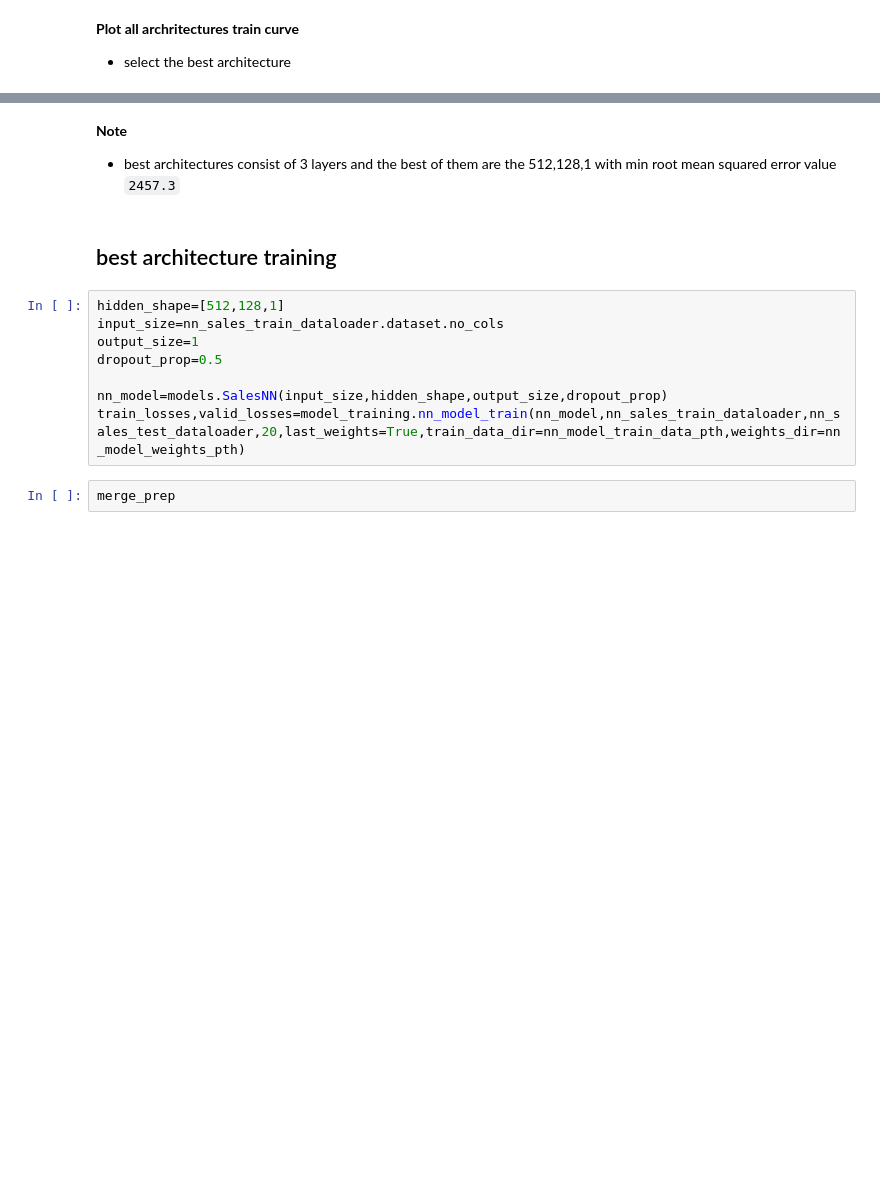
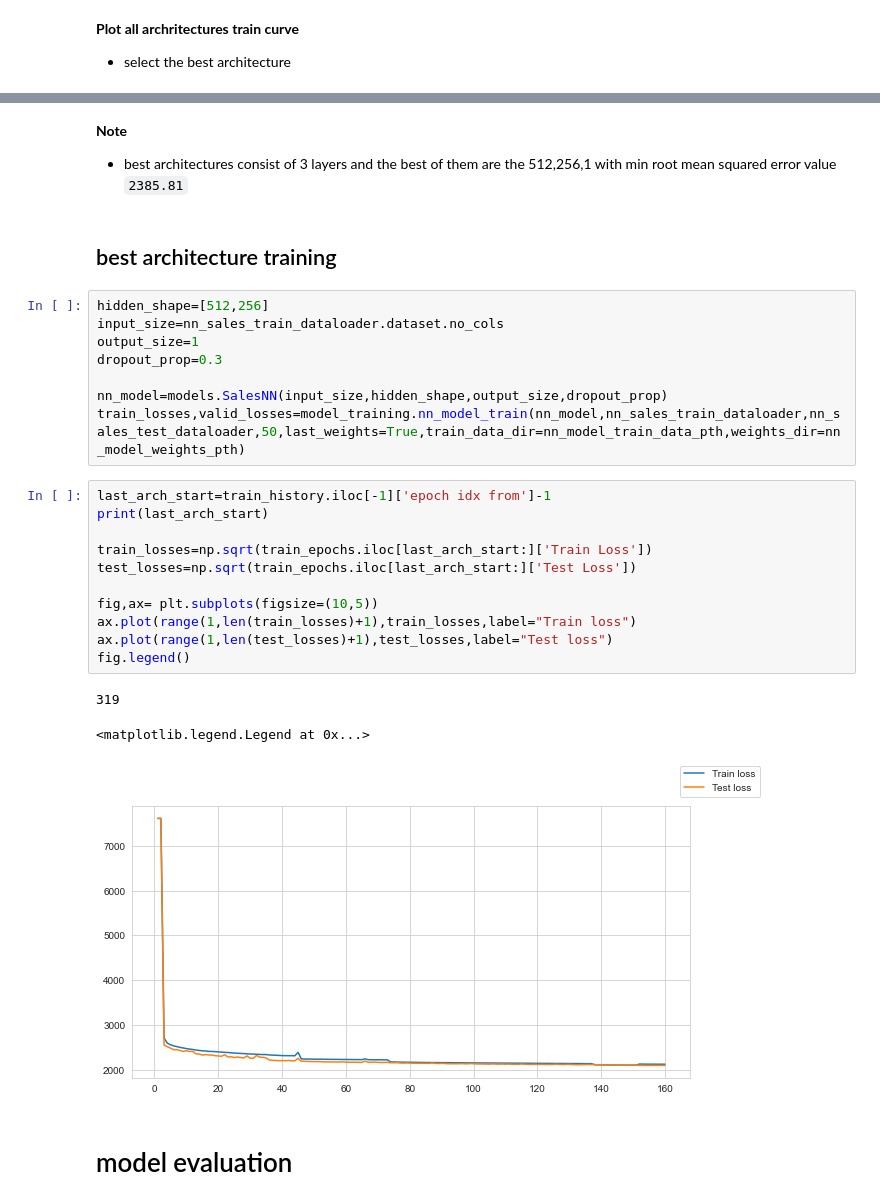
Before and after one commit to ahmedbadr97/Rossmann-Store-Sales, a Jupyter notebook: notebooks/model_training.ipynb, the cells around one changed output, grey strips where cells are left out. Drawn from its saved outputs; the diff is of its cells as text; blank space fills up the shorter version.

```diff
--- a/notebooks/model_training.ipynb
+++ b/notebooks/model_training.ipynb
@@ -310,16 +369,31 @@ for i in range(len(train_history)):
 # %% [markdown]
 <p style="font-size:25;font-weight:bold">Note</p>
 
-- best architectures consist of 3 layers and the best of them are the 512,128,1 with min root mean squared error value `2457.3`
+- best architectures consist of 3 layers and the best of them are the 512,256,1 with min root mean squared error value `2385.81`
 # %% [markdown]
 ## best architecture training
 # %%
-hidden_shape=[512,128,1]
+hidden_shape=[512,256]
 input_size=nn_sales_train_dataloader.dataset.no_cols
 output_size=1
-dropout_prop=0.5
+dropout_prop=0.3
 
 nn_model=models.SalesNN(input_size,hidden_shape,output_size,dropout_prop)
-train_losses,valid_losses=model_training.nn_model_train(nn_model,nn_sales_train_dataloader,nn_sales_test_dataloader,20,last_weights=True,train_data_dir=nn_model_train_data_pth,weights_dir=nn_model_weights_pth)
+train_losses,valid_losses=model_training.nn_model_train(nn_model,nn_sales_train_dataloader,nn_sales_test_dataloader,50,last_weights=True,train_data_dir=nn_model_train_data_pth,weights_dir=nn_model_weights_pth)
-# %%
-merge_prep
+# %%
+last_arch_start=train_history.iloc[-1]['epoch idx from']-1
+print(last_arch_start)
+
+train_losses=np.sqrt(train_epochs.iloc[last_arch_start:]['Train Loss'])
+test_losses=np.sqrt(train_epochs.iloc[last_arch_start:]['Test Loss'])
+
+fig,ax= plt.subplots(figsize=(10,5))
+ax.plot(range(1,len(train_losses)+1),train_losses,label="Train loss")
+ax.plot(range(1,len(test_losses)+1),test_losses,label="Test loss")
+fig.legend()
+# %% [output]
+319
+<matplotlib.legend.Legend at 0x...>
+[figure, added]
+# %% [markdown]
+# model evaluation
```
Also changed, not shown: parts of 18 cells of this notebook, 35 other files.
